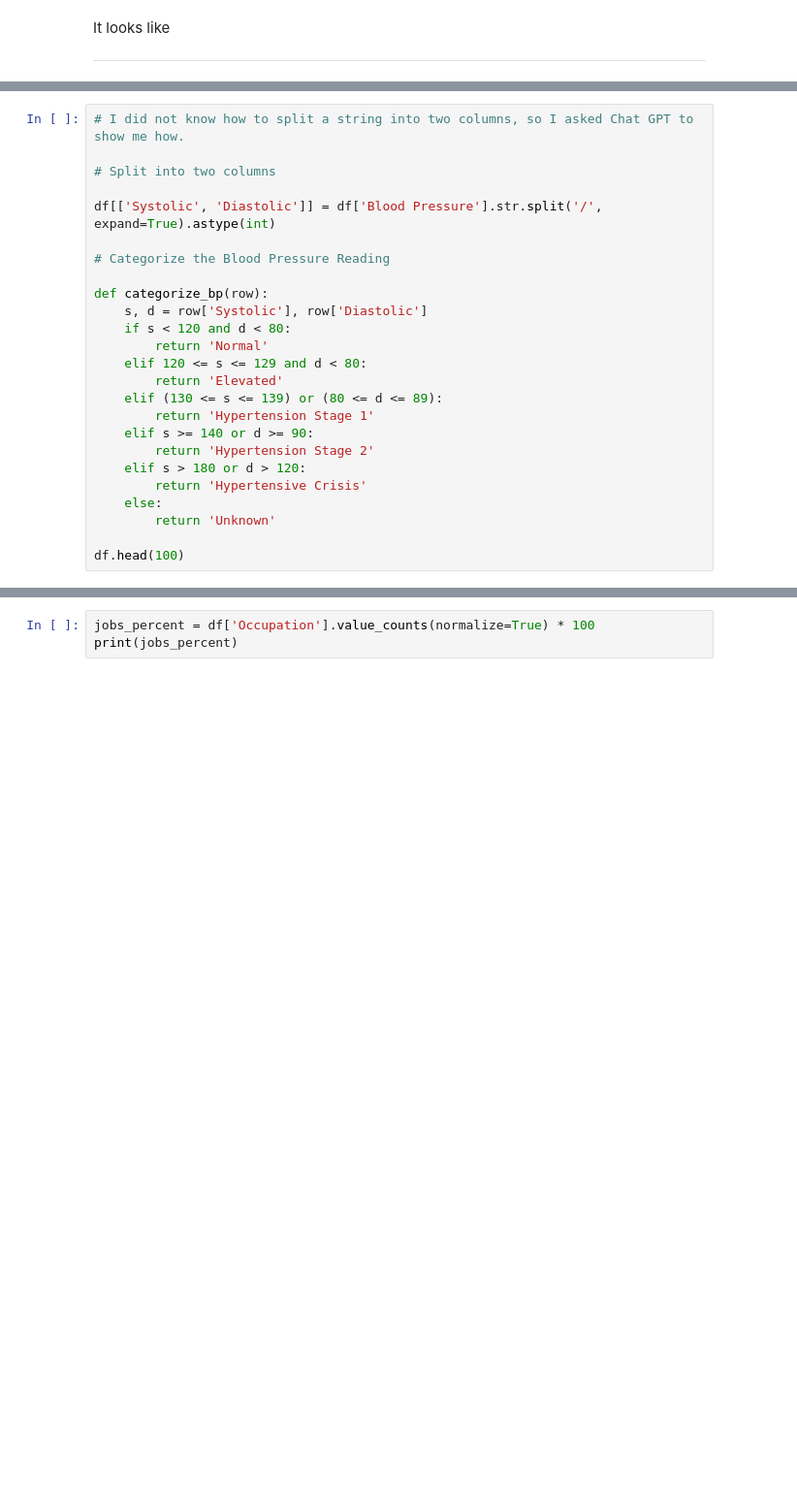
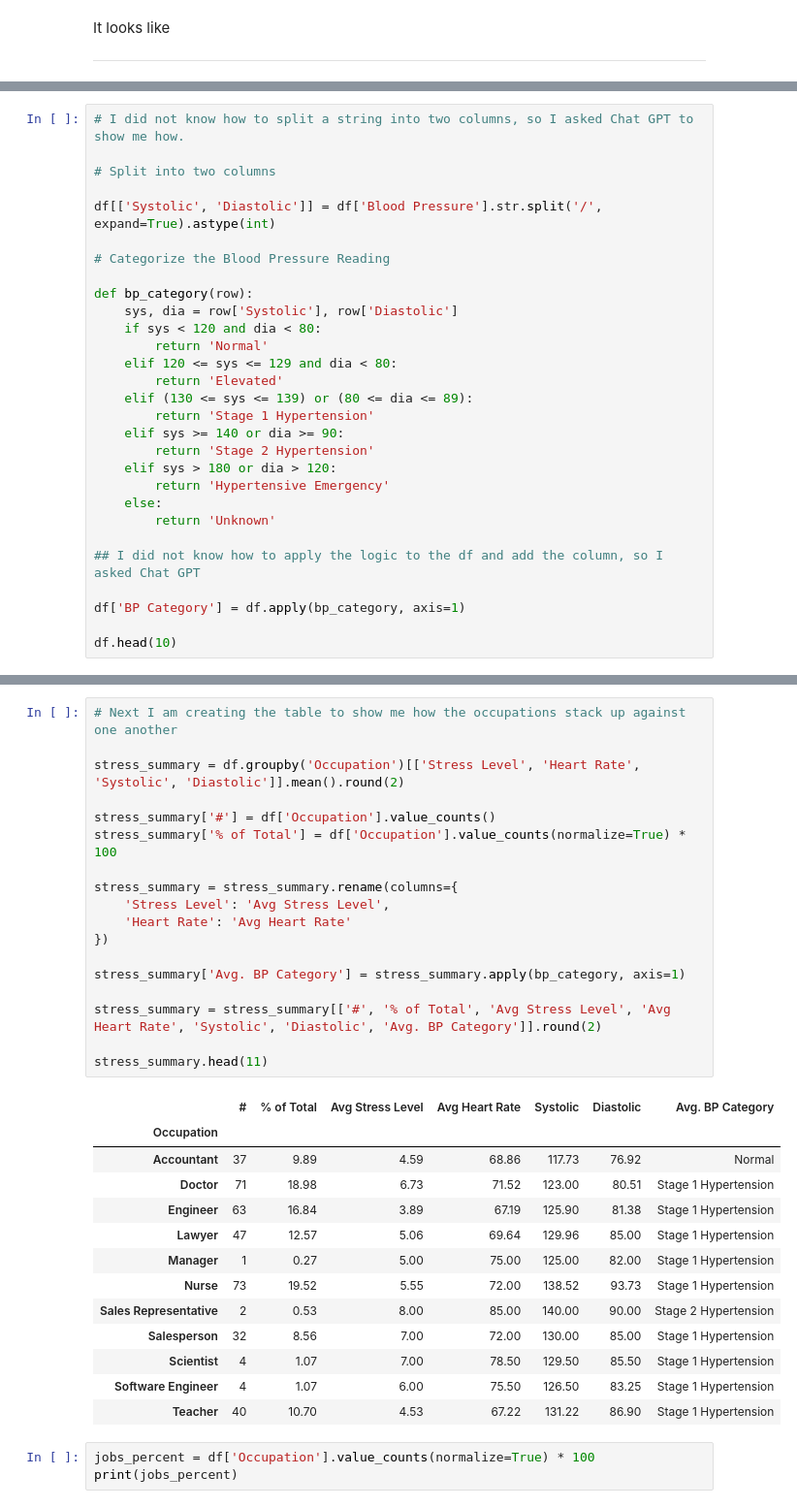
Before and after one commit to HunterTzou/DATA_110_FALL_2025, a Jupyter notebook: Tzou_Hunter_Sleep_Study.ipynb, the cells around one changed output, grey strips where cells are left out. Shown: that part at 97% size. Cells and saved outputs as stored; diff of their text form; blank space fills up the shorter version.

```diff
--- a/Tzou_Hunter_Sleep_Study.ipynb
+++ b/Tzou_Hunter_Sleep_Study.ipynb
@@ -169,22 +169,26 @@ df[['Systolic', 'Diastolic']] = df['Blood Pressure'].str.split('/', expand=True)
 
 # Categorize the Blood Pressure Reading
 
-def categorize_bp(row):
-    s, d = row['Systolic'], row['Diastolic']
-    if s < 120 and d < 80:
+def bp_category(row):
+    sys, dia = row['Systolic'], row['Diastolic']
+    if sys < 120 and dia < 80:
         return 'Normal'
-    elif 120 <= s <= 129 and d < 80:
+    elif 120 <= sys <= 129 and dia < 80:
         return 'Elevated'
-    elif (130 <= s <= 139) or (80 <= d <= 89):
-        return 'Hypertension Stage 1'
-    elif s >= 140 or d >= 90:
-        return 'Hypertension Stage 2'
-    elif s > 180 or d > 120:
-        return 'Hypertensive Crisis'
+    elif (130 <= sys <= 139) or (80 <= dia <= 89):
+        return 'Stage 1 Hypertension'
+    elif sys >= 140 or dia >= 90:
+        return 'Stage 2 Hypertension'
+    elif sys > 180 or dia > 120:
+        return 'Hypertensive Emergency'
     else:
         return 'Unknown'
 
-df.head(100)
+## I did not know how to apply the logic to the df and add the column, so I asked Chat GPT
+
+df['BP Category'] = df.apply(bp_category, axis=1)
+
+df.head(10)
 # %% [output]
 |  | Person ID | Gender | Age | Occupation | Sleep Duration | Quality of Sleep | Physical Activity Level | ... |
 | 0 | 1 | Male | 27 | Software Engineer | 6.1 | 6 | 42 | ... |
@@ -219,3 +204,35 @@ Name: count, dtype: int64
+# %%
+# Next I am creating the table to show me how the occupations stack up against one another
+
+stress_summary = df.groupby('Occupation')[['Stress Level', 'Heart Rate', 'Systolic', 'Diastolic']].mean().round(2)
+
+stress_summary['#'] = df['Occupation'].value_counts()
+stress_summary['% of Total'] = df['Occupation'].value_counts(normalize=True) * 100
+
+stress_summary = stress_summary.rename(columns={
+    'Stress Level': 'Avg Stress Level',
+    'Heart Rate': 'Avg Heart Rate'
+})
+
+stress_summary['Avg. BP Category'] = stress_summary.apply(bp_category, axis=1)
+
+stress_summary = stress_summary[['#', '% of Total', 'Avg Stress Level', 'Avg Heart Rate', 'Systolic', 'Diastolic', 'Avg. BP Category']].round(2)
+
+stress_summary.head(11)
+# %% [output]
+|  | # | % of Total | Avg Stress Level | Avg Heart Rate | Systolic | Diastolic | Avg. BP Category |
+| Occupation |  |  |  |  |  |  |  |
+| Accountant | 37 | 9.89 | 4.59 | 68.86 | 117.73 | 76.92 | Normal |
+| Doctor | 71 | 18.98 | 6.73 | 71.52 | 123.00 | 80.51 | Stage 1 Hypertension |
+| Engineer | 63 | 16.84 | 3.89 | 67.19 | 125.90 | 81.38 | Stage 1 Hypertension |
+| Lawyer | 47 | 12.57 | 5.06 | 69.64 | 129.96 | 85.00 | Stage 1 Hypertension |
+| Manager | 1 | 0.27 | 5.00 | 75.00 | 125.00 | 82.00 | Stage 1 Hypertension |
+| Nurse | 73 | 19.52 | 5.55 | 72.00 | 138.52 | 93.73 | Stage 1 Hypertension |
+| Sales Representative | 2 | 0.53 | 8.00 | 85.00 | 140.00 | 90.00 | Stage 2 Hypertension |
+| Salesperson | 32 | 8.56 | 7.00 | 72.00 | 130.00 | 85.00 | Stage 1 Hypertension |
+| Scientist | 4 | 1.07 | 7.00 | 78.50 | 129.50 | 85.50 | Stage 1 Hypertension |
+| Software Engineer | 4 | 1.07 | 6.00 | 75.50 | 126.50 | 83.25 | Stage 1 Hypertension |
+| Teacher | 40 | 10.70 | 4.53 | 67.22 | 131.22 | 86.90 | Stage 1 Hypertension |
 # %%
 jobs_percent = df['Occupation'].value_counts(normalize=True) * 100
 print(jobs_percent)
```
Also changed, not shown: parts of 3 cells of this notebook.
